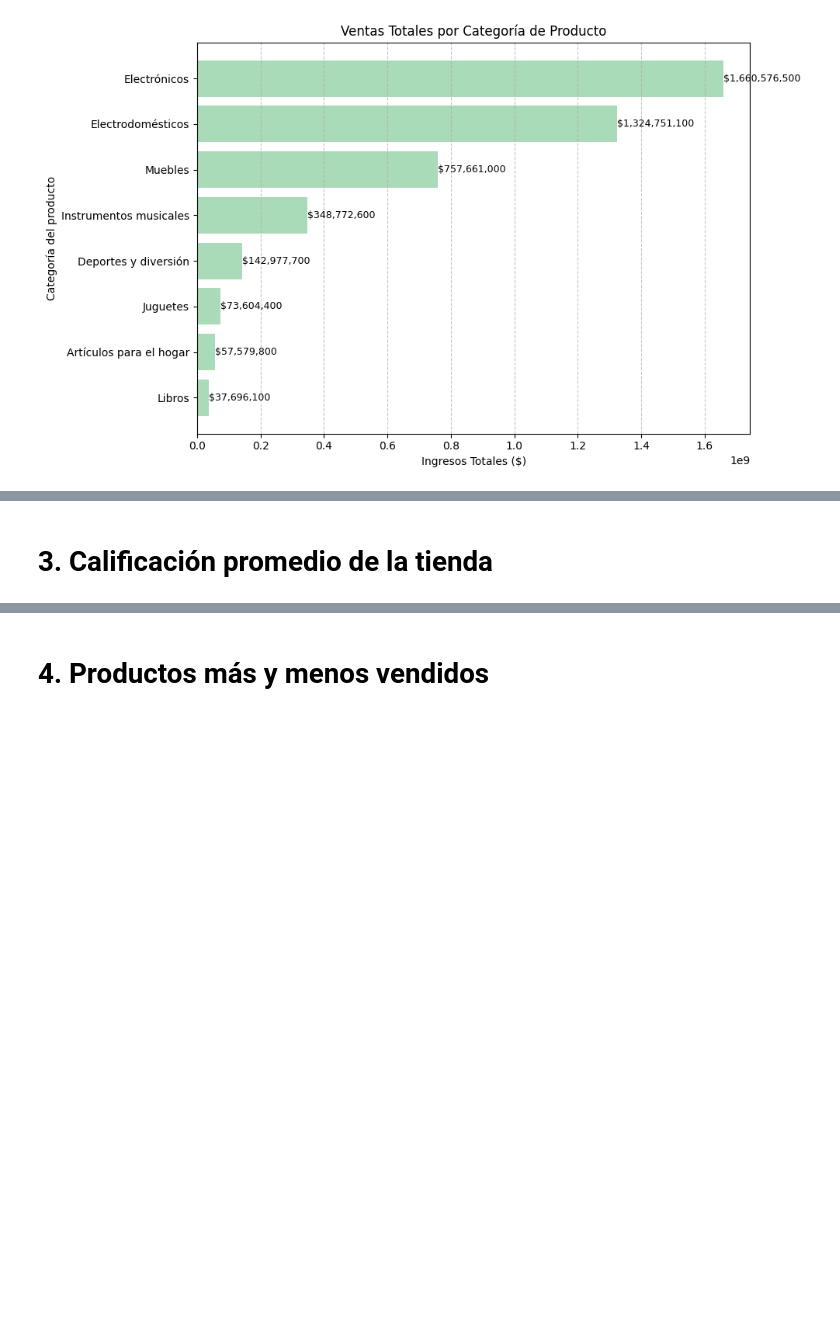
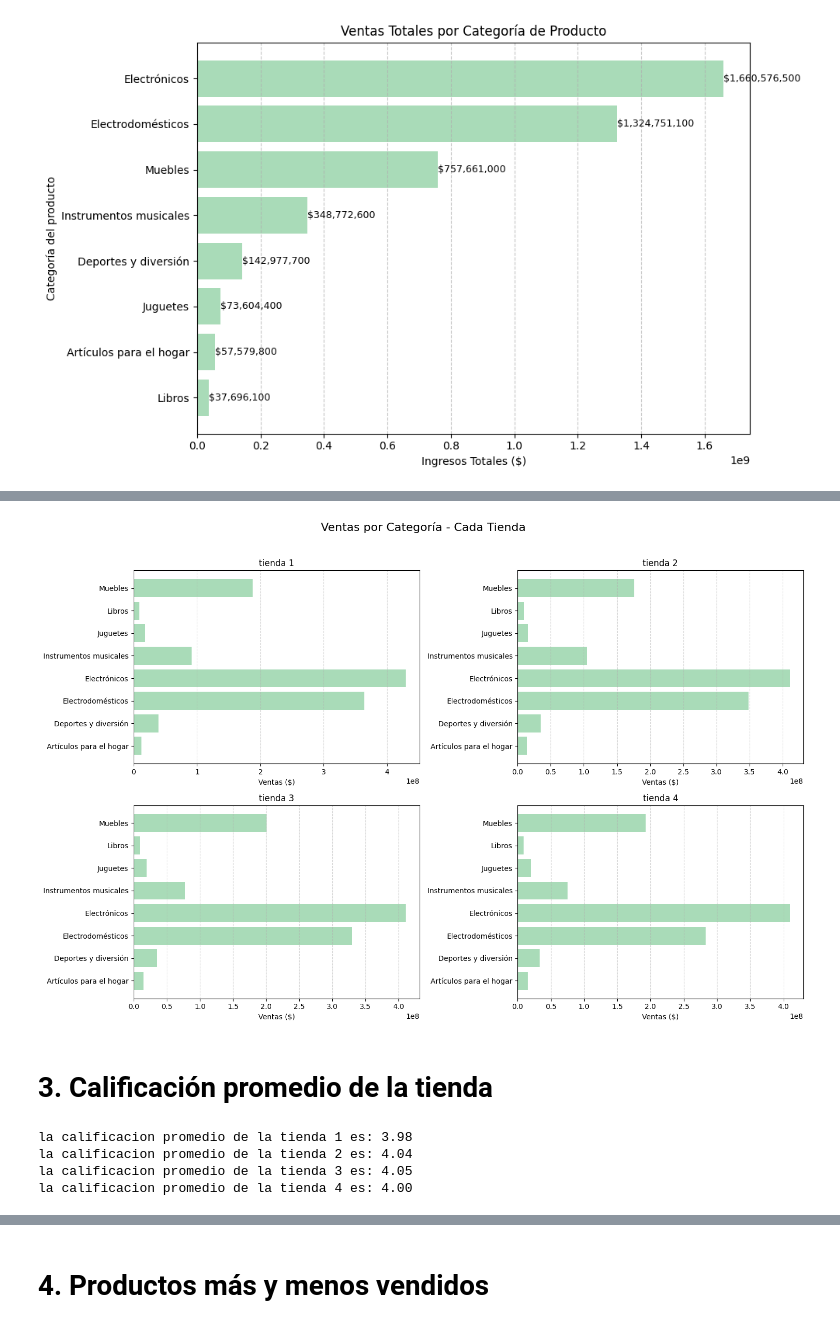
Before and after one commit to eduard0cortes/Amigo-Secreto, a Jupyter notebook: AluraStoreLatam.ipynb, the cells around one changed output, grey strips where cells are left out. Drawn from its saved outputs; the diff is of its cells as text; code cells hidden in the pictures; blank space fills up the shorter version.

```diff
--- a/AluraStoreLatam.ipynb
+++ b/AluraStoreLatam.ipynb
@@ -109,2 +124,34 @@ después continuamos
+# %%
+fig, axes = plt.subplots(2, 2, figsize=(15, 10))
+tiendas_data = [tienda, tienda2, tienda3, tienda4]
+tiendas_nombres = ['tienda 1', 'tienda 2', 'tienda 3', 'tienda 4']
+for i, ax in enumerate(axes.flatten()):
+    categoria = tiendas_data[i].groupby('Categoría del Producto')['Precio'].sum()
+    ax.barh(categoria.index, categoria.values, color='#A9DBB8')
+    ax.set_title(tiendas_nombres[i])
+    ax.set_xlabel('Ventas ($)')
+    ax.grid(axis='x', linestyle='--', alpha=0.5)
+
+plt.suptitle('Ventas por Categoría - Cada Tienda', fontsize=16)
+plt.tight_layout(rect=[0, 0, 1, 0.96])
+plt.show()
+# %% [output]
+[figure, added]
 # %% [markdown]
 # 3. Calificación promedio de la tienda
+# %%
+# Calificacion promedio por tienda
+calif_prom_tienda1 = tienda['Calificación'].mean()
+calif_prom_tienda2 = tienda2['Calificación'].mean()
+calif_prom_tienda3 = tienda3['Calificación'].mean()
+calif_prom_tienda4 = tienda4['Calificación'].mean()
+
+print(f"la calificacion promedio de la tienda 1 es: {calif_prom_tienda1:.2f}")
+print(f"la calificacion promedio de la tienda 2 es: {calif_prom_tienda2:.2f}")
+print(f"la calificacion promedio de la tienda 3 es: {calif_prom_tienda3:.2f}")
+print(f"la calificacion promedio de la tienda 4 es: {calif_prom_tienda4:.2f}")
+# %% [output]
+la calificacion promedio de la tienda 1 es: 3.98
+la calificacion promedio de la tienda 2 es: 4.04
+la calificacion promedio de la tienda 3 es: 4.05
+la calificacion promedio de la tienda 4 es: 4.00
```
Also changed, not shown: parts of 6 cells of this notebook.
